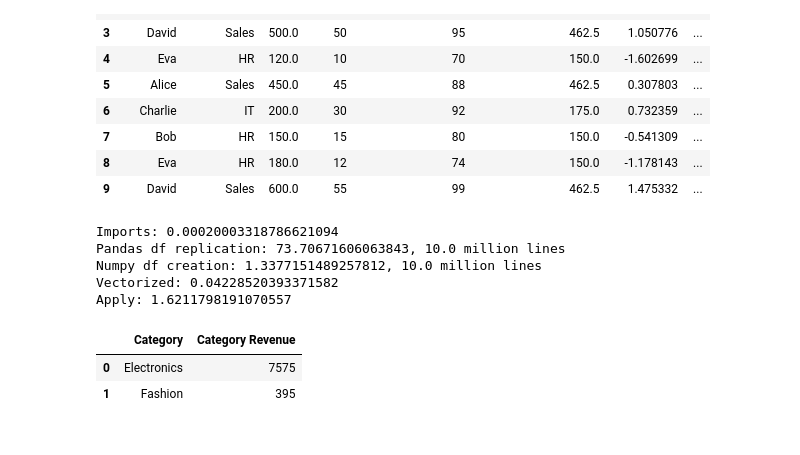
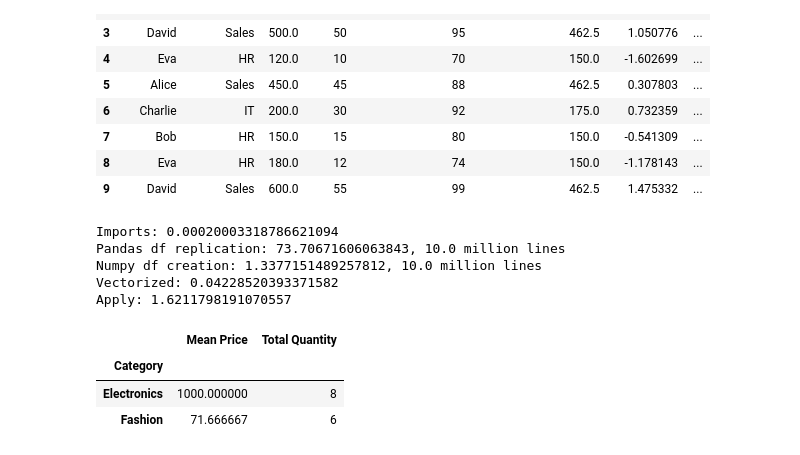
Before and after one commit to werderame/Moon, a Jupyter notebook: learning_pandas.ipynb, the cells around one changed output. Saved outputs shown, nothing was run; the diff lists cells and outputs as text; code cells hidden in the pictures.

```diff
--- a/learning_pandas.ipynb
+++ b/learning_pandas.ipynb
@@ -598,41 +598,38 @@ df['Product Label'] = df['Product'].map(label_map)
 
 # 7. Group by 'Customer' and count the number of purchases per customer.
 df['Purchases per Customer'] = df.groupby('Customer')['Product'].transform('size')
 df['Purchases per Customer'] = df.groupby('Customer')['Product'].transform('count') # slighlty faster operation
 
 # 8. Use transform() to create a new column 'Relative Discount' showing each order's discount as a percentage of the max discount in its category.
 df['Relative Discount'] = df['Discount'] / df.groupby('Category')['Discount'].transform('max')
 
 # 9. Filter rows where 'Total Price' is higher than the category's average total price.
 selected_rows = df[df['Total Price'] > df.groupby('Category')['Total Price'].transform('mean')]
 
 # 10. Create a pivot table showing the sum of 'Quantity' and the average 'Price' per 'Category'.
 pivoted_df = df.pivot_table(index='Category',
                             values=['Price', 'Quantity'],
                             aggfunc={'Price': 'mean', 'Quantity': 'sum'}
                             ).rename(columns={'Price':'Mean Price', 'Quantity':'Total Quantity'})
 
-# the following is a slightly easier code syntax because it avoids repetitions and dictionaries
-pivoted_df = df.pivot_table(index='Category', values=['Price', 'Quantity'], aggfunc=['mean', 'sum'])
-pivoted_df.columns = ['Mean Price', 'Total Quantity']
-
 # 11. Merge df with another DataFrame containing customer loyalty scores.
 scores_df = pd.DataFrame([
     {'Customer': 'Alice', 'Score': 2},
     {'Customer': 'Bob', 'Score': 21},
     {'Customer': 'Charlie', 'Score': 41},
     {'Customer': 'David', 'Score': 13}
 ])
 df = df.merge(scores_df, how='left', on='Customer')
 
 # 12. Fill missing values in 'Discount' with the overall median discount.
 df['Discount'] = df['Discount'].fillna(df['Discount'].mean())
 
-category_revenue
+pivoted_df
 # %% [output]
-|  | Category | Category Revenue |
-| 0 | Electronics | 7575 |
-| 1 | Fashion | 395 |
+|  | Mean Price | Total Quantity |
+| Category |  |  |
+| Electronics | 1000.000000 | 8 |
+| Fashion | 71.666667 | 6 |
 # %%
 import pandas as pd
 import numpy as np
```
Also changed, not shown: parts of 1 cell of this notebook.
